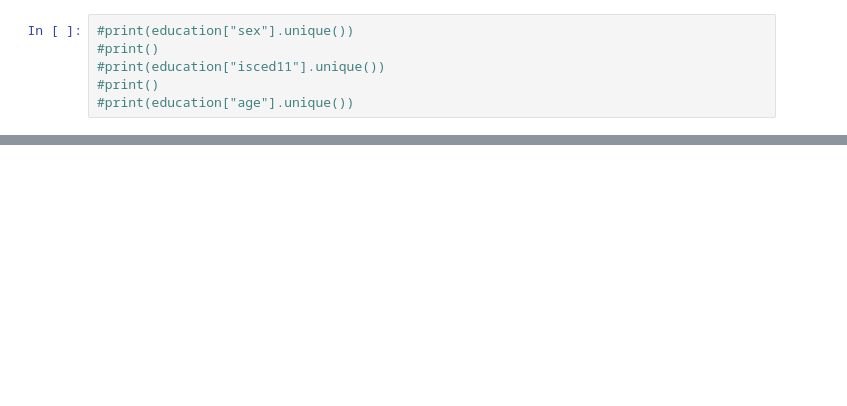
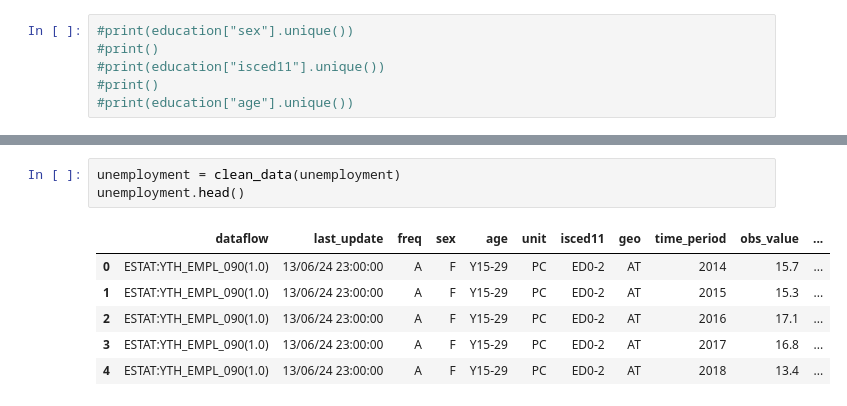
Before and after one commit to harimrys/project-ue, a Jupyter notebook: main.ipynb, the cells around one changed output, grey strips where cells are left out. Drawn from its saved outputs; the diff is of its cells as text; blank space fills up the shorter version.

```diff
--- a/main.ipynb
+++ b/main.ipynb
@@ -51,3 +51,13 @@ unemployment.head()
 | 2 | ESTAT:YTH_EMPL_090(1.0) | 13/06/24 23:00:00 | A | F | Y15-29 | PC | ED0-2 | AT | 2016 | 17.1 | ... |
 | 3 | ESTAT:YTH_EMPL_090(1.0) | 13/06/24 23:00:00 | A | F | Y15-29 | PC | ED0-2 | AT | 2017 | 16.8 | ... |
 | 4 | ESTAT:YTH_EMPL_090(1.0) | 13/06/24 23:00:00 | A | F | Y15-29 | PC | ED0-2 | AT | 2018 | 13.4 | ... |
+# %%
+unemployment = clean_data(unemployment)
+unemployment.head()
+# %% [output]
+|  | dataflow | last_update | freq | sex | age | unit | isced11 | geo | time_period | obs_value | ... |
+| 0 | ESTAT:YTH_EMPL_090(1.0) | 13/06/24 23:00:00 | A | F | Y15-29 | PC | ED0-2 | AT | 2014 | 15.7 | ... |
+| 1 | ESTAT:YTH_EMPL_090(1.0) | 13/06/24 23:00:00 | A | F | Y15-29 | PC | ED0-2 | AT | 2015 | 15.3 | ... |
+| 2 | ESTAT:YTH_EMPL_090(1.0) | 13/06/24 23:00:00 | A | F | Y15-29 | PC | ED0-2 | AT | 2016 | 17.1 | ... |
+| 3 | ESTAT:YTH_EMPL_090(1.0) | 13/06/24 23:00:00 | A | F | Y15-29 | PC | ED0-2 | AT | 2017 | 16.8 | ... |
+| 4 | ESTAT:YTH_EMPL_090(1.0) | 13/06/24 23:00:00 | A | F | Y15-29 | PC | ED0-2 | AT | 2018 | 13.4 | ... |
```
Also changed, not shown: parts of 6 cells of this notebook, 1 other file.
